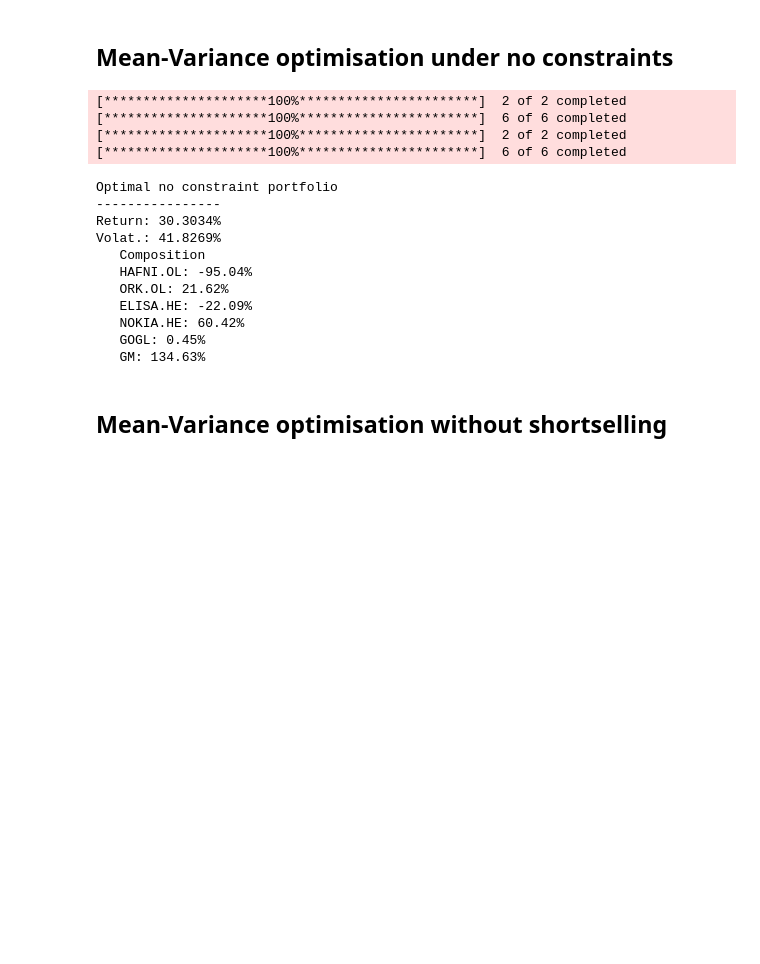
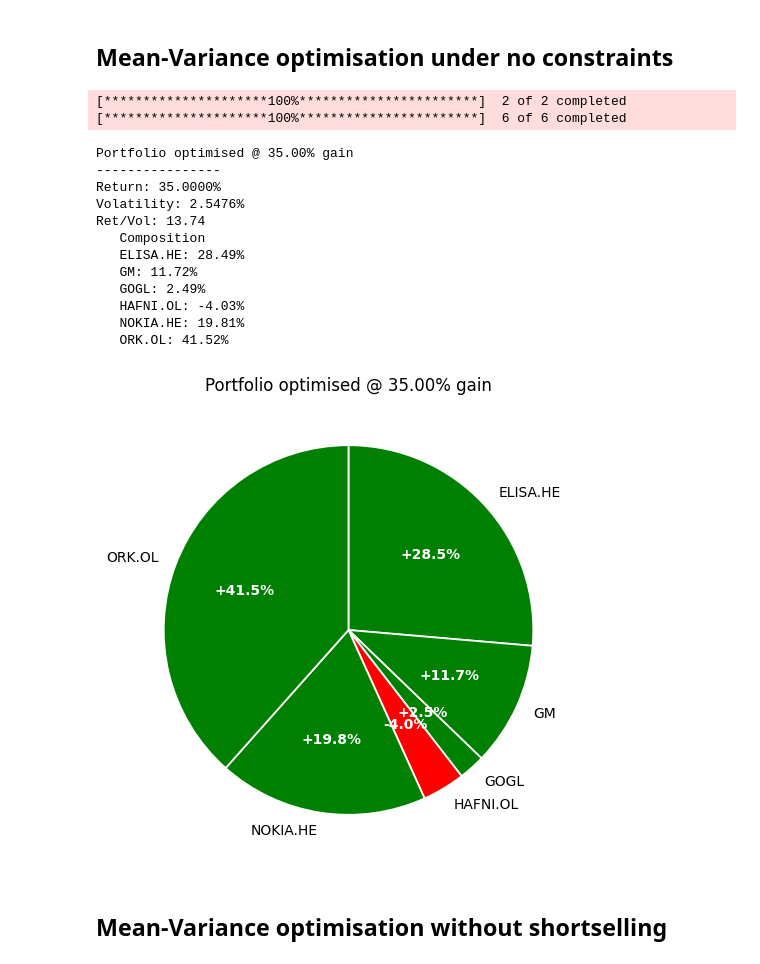
Before and after one commit to eliasyter/Financial_Toolbox, a Jupyter notebook: proof_of_concept.ipynb, the cells around one changed output. Cells and saved outputs as stored; diff of their text form; code cells hidden in the pictures; blank space fills up the shorter version.

```diff
--- a/proof_of_concept.ipynb
+++ b/proof_of_concept.ipynb
@@ -7,10 +12,0 @@ stocks = "HAFNI.OL ORK.OL ELISA.HE NOKIA.HE GOGL GM"
-# %%
-def PrintPF(name, pf):
-    print(name)
-    print("----------------")
-    print(f"Return: {pf.Ret.item():.4%}")
-    print(f"Volat.: {pf.Vol.item():.4%}")
-    print("   Composition")
-    for k, v in pf.Comp.item().items():
-        print(f"   {k}: {v:.2%}")
-    print("")
@@ -17,26 +23,28 @@ def PrintPF(name, pf):
 # %% [markdown]
 ## Mean-Variance optimisation under no constraints
-# %%
-from optimisation import Mean_Variance_No_Constraints_Robust
-
-exp_ret = 0.35 #we fix an expected return of 35%
-pf = Mean_Variance_No_Constraints_Robust(stocks, exp_ret, period="3y", verbose=False)
-PrintPF("Optimal no constraint portfolio", pf)
-# %% [output]
-[*********************100%***********************]  2 of 2 completed
-[*********************100%***********************]  6 of 6 completed
-[*********************100%***********************]  2 of 2 completed
-[*********************100%***********************]  6 of 6 completed
-Optimal no constraint portfolio
-----------------
-Return: 30.3034%
-Volat.: 41.8269%
-   Composition
-   HAFNI.OL: -95.04%
-   ORK.OL: 21.62%
-   ELISA.HE: -22.09%
-   NOKIA.HE: 60.42%
-   GOGL: 0.45%
-   GM: 134.63%
+# %%
+from optimisation import Mean_Variance_No_Constraints
+from optimisation_utilities import PrintPF, ShowComposition
+
+title = f"Portfolio optimised @ {exp_ret:.2%} gain"
+pf = Mean_Variance_No_Constraints(stocks, exp_ret, start=start, end=end, verbose=False)
+PrintPF(title, pf)
+ShowComposition(title, pf)
+# %% [output]
+[*********************100%***********************]  2 of 2 completed
+[*********************100%***********************]  6 of 6 completed
+Portfolio optimised @ 35.00% gain
+----------------
+Return: 35.0000%
+Volatility: 2.5476%
+Ret/Vol: 13.74
+   Composition
+   ELISA.HE: 28.49%
+   GM: 11.72%
+   GOGL: 2.49%
+   HAFNI.OL: -4.03%
+   NOKIA.HE: 19.81%
+   ORK.OL: 41.52%
+[figure, added]
 # %% [markdown]
 ## Mean-Variance optimisation without shortselling
```
Also changed, not shown: parts of 13 cells of this notebook, 3 other files.
